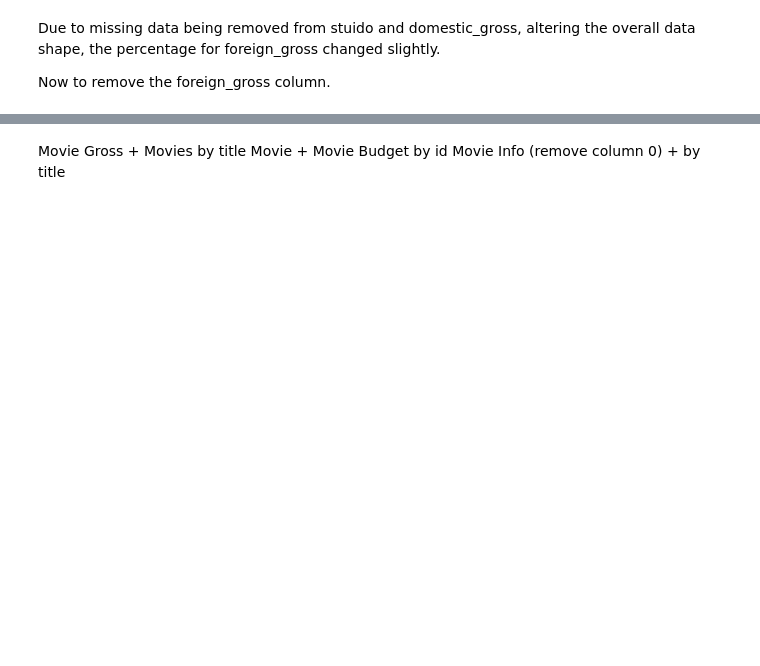
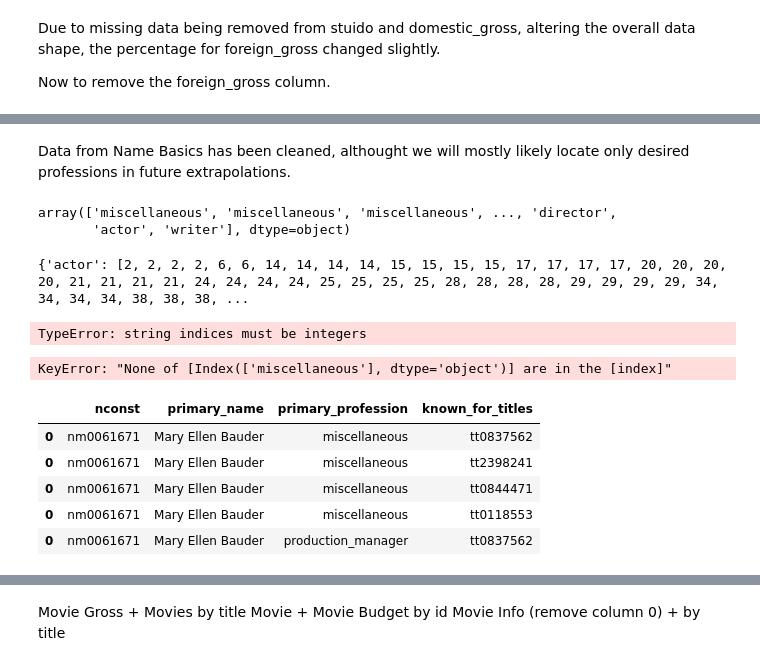
Before and after one commit to adstephens/dsc-phase-1-project-v2-3, a Jupyter notebook: student.ipynb, the cells around one changed output, grey strips where cells are left out. Cells and saved outputs as stored; diff of their text form; code cells hidden in the pictures; blank space fills up the shorter version.

```diff
--- a/student.ipynb
+++ b/student.ipynb
@@ -313,0 +416,3 @@ NBdf.head()
+# %%
+# Assigning a new df to explode the first column
+NBDEdf = NBDdf.explode("primary_profession")
@@ -313,0 +424,12 @@ NBdf.head()
+# %% [markdown]
+Data from Name Basics has been cleaned, althought we will mostly likely locate only desired professions in future extrapolations.
+# %%
+NBdf["primary_profession"].values
+# %% [output]
+array(['miscellaneous', 'miscellaneous', 'miscellaneous', ..., 'director',
+       'actor', 'writer'], dtype=object)
+# %%
+NBWdf = NBdf.groupby("primary_profession")
+NBWdf.groups
+# %% [output]
+{'actor': [2, 2, 2, 2, 6, 6, 14, 14, 14, 14, 15, 15, 15, 15, 17, 17, 17, 17, 20, 20, 20, 20, 21, 21, 21, 21, 24, 24, 24, 24, 25, 25, 25, 25, 28, 28, 28, 28, 29, 29, 29, 29, 34, 34, 34, 34, 38, 38, 38, ...
@@ -313,0 +438,22 @@ NBdf.head()
+# %%
+NBdf.loc[NBdf["primary_profession"["miscellaneous"]]]
+# %% [output]
+TypeError: string indices must be integers
+# %%
+NBdf["primary_profession"].loc[['miscellaneous']]
+# %% [output]
+KeyError: "None of [Index(['miscellaneous'], dtype='object')] are in the [index]"
+# %%
+# Create a new df to assign the secondary column
+# to previous exploded data to ensure that all
+# names have professions, and each profession has
+# a tconst
+NBdf = NBDEdf.explode("known_for_titles")
+NBdf.head()
+# %% [output]
+|  | nconst | primary_name | primary_profession | known_for_titles |
+| 0 | nm0061671 | Mary Ellen Bauder | miscellaneous | tt0837562 |
+| 0 | nm0061671 | Mary Ellen Bauder | miscellaneous | tt2398241 |
+| 0 | nm0061671 | Mary Ellen Bauder | miscellaneous | tt0844471 |
+| 0 | nm0061671 | Mary Ellen Bauder | miscellaneous | tt0118553 |
+| 0 | nm0061671 | Mary Ellen Bauder | production_manager | tt0837562 |
```
Also changed, not shown: parts of 63 cells of this notebook.
